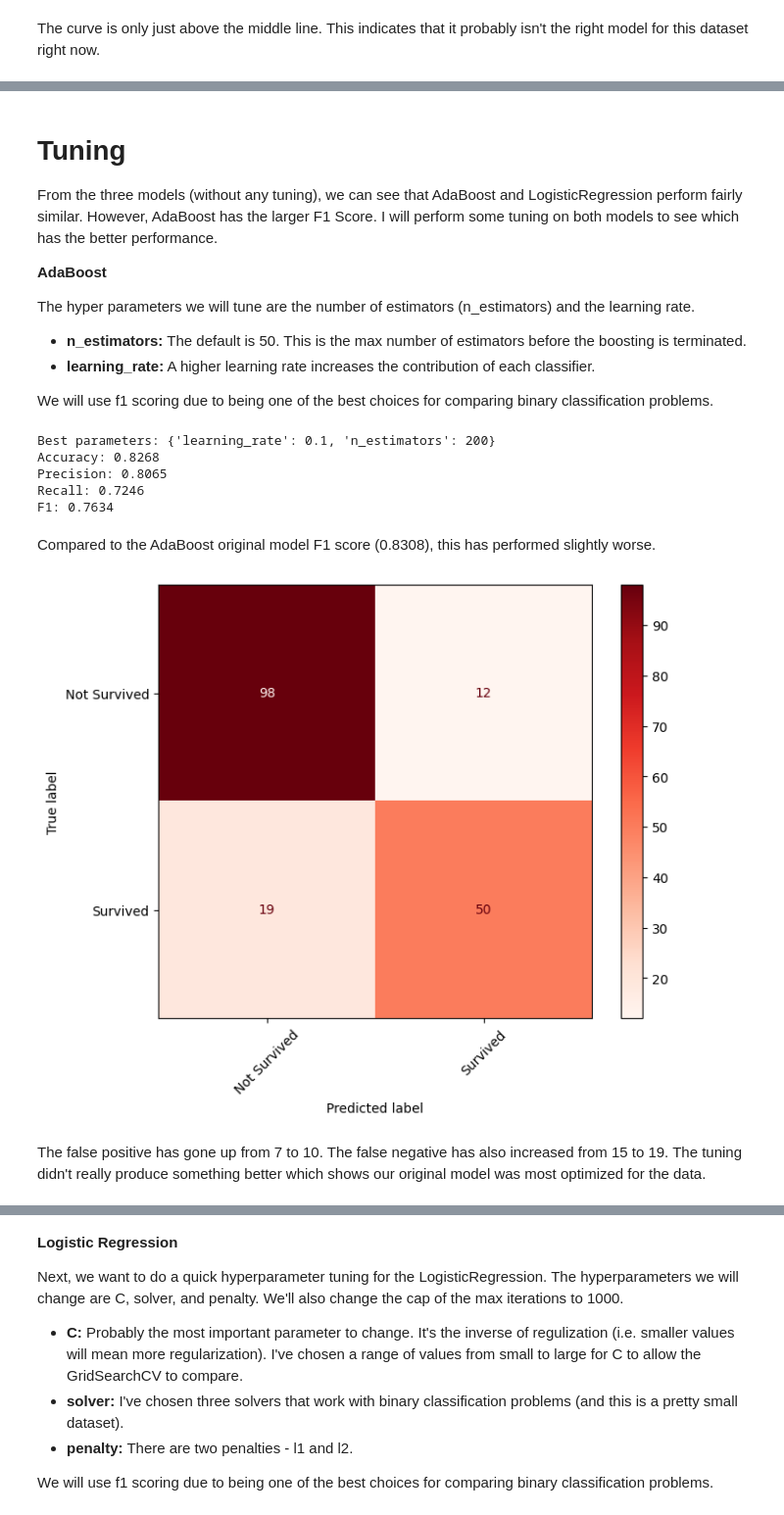
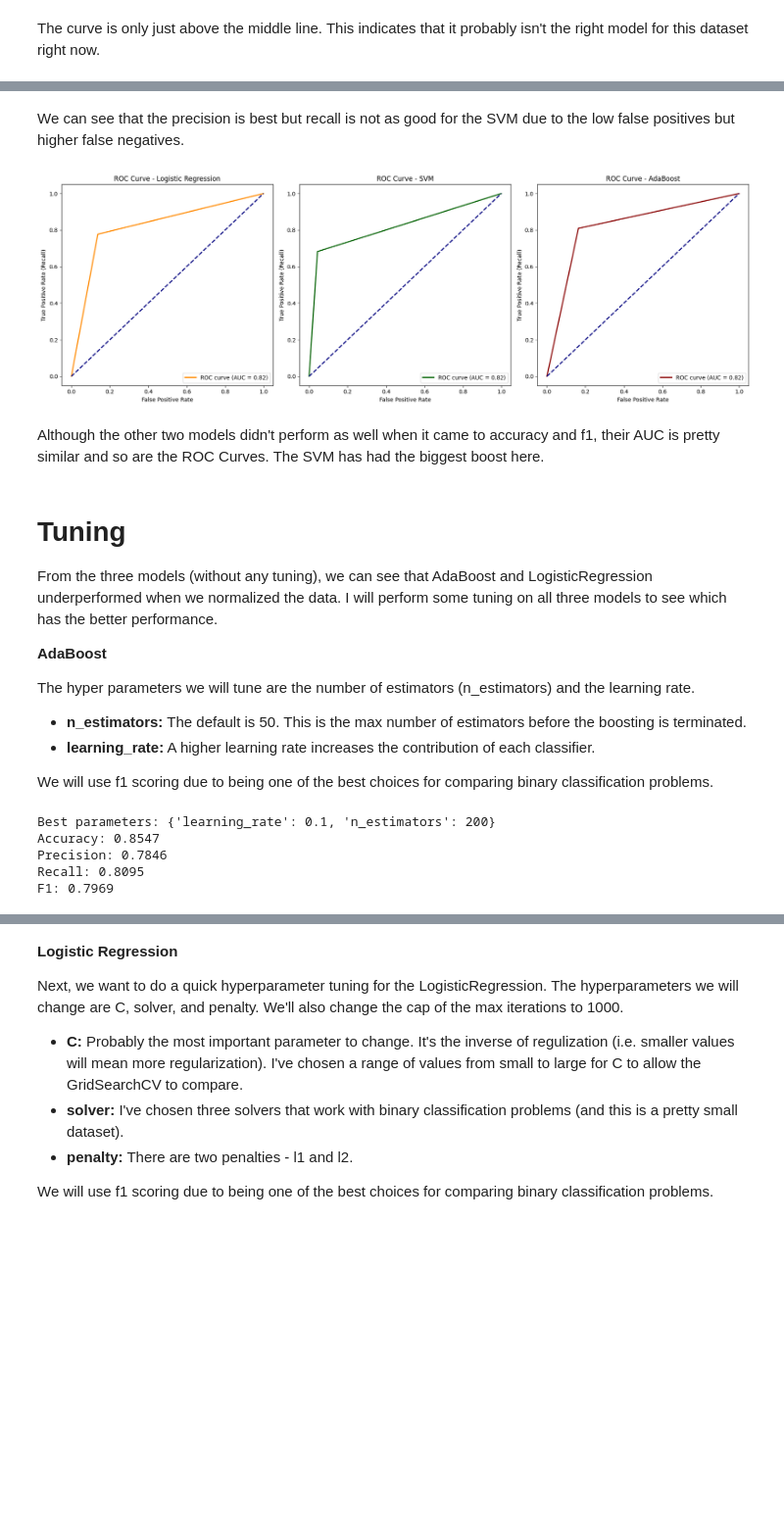
Before and after one commit to alexmaitken/csca5622-final, a Jupyter notebook: titanic-ml-from-disaster-supervised-learning.ipynb, the cells around one changed output, grey strips where cells are left out. Shown at 98% size. Drawn from its saved outputs; the diff is of its cells as text; code cells hidden in the pictures; blank space fills up the shorter version.

```diff
--- a/titanic-ml-from-disaster-supervised-learning.ipynb
+++ b/titanic-ml-from-disaster-supervised-learning.ipynb
@@ -676,7 +783,53 @@ The curve is only just above the middle line. This indicates that it probably is
+# %% [markdown]
+We can see that the precision is best but recall is not as good for the SVM due to the low false positives but higher false negatives.
+# %%
+# Calculate the ROC curve and AUC for each model
+fpr_log, tpr_log, _ = roc_curve(y_test, y_pred_log_scaled)
+roc_auc_log = auc(fpr_log, tpr_log)
+
+fpr_svc, tpr_svc, _ = roc_curve(y_test, y_pred_svc_scaled)
+roc_auc_svc = auc(fpr_svc, tpr_svc)
+
+fpr_ada, tpr_ada, _ = roc_curve(y_test, y_pred_ada_scaled)
+roc_auc_ada = auc(fpr_ada, tpr_ada)
+
+# Set up the figure and axes for subplots (1 row, 3 columns)
+fig, axes = plt.subplots(1, 3, figsize=(18, 6))
+
+# Plot for Logistic Regression ROC curve
+axes[0].plot(fpr_log, tpr_log, color='darkorange', lw=2, label=f'ROC curve (AUC = {roc_auc_log:.2f})')
+axes[0].plot([0, 1], [0, 1], color='navy', lw=2, linestyle='--')
+axes[0].set_xlabel('False Positive Rate')
+axes[0].set_ylabel('True Positive Rate (Recall)')
+axes[0].set_title('ROC Curve - Logistic Regression')
+axes[0].legend(loc='lower right')
+
+# Plot for SVM ROC curve
+axes[1].plot(fpr_svc, tpr_svc, color='darkgreen', lw=2, label=f'ROC curve (AUC = {roc_auc_svc:.2f})')
+axes[1].plot([0, 1], [0, 1], color='navy', lw=2, linestyle='--')
+axes[1].set_xlabel('False Positive Rate')
+axes[1].set_ylabel('True Positive Rate (Recall)')
+axes[1].set_title('ROC Curve - SVM')
+axes[1].legend(loc='lower right')
+
+# Plot for AdaBoost ROC curve
+axes[2].plot(fpr_ada, tpr_ada, color='darkred', lw=2, label=f'ROC curve (AUC = {roc_auc_ada:.2f})')
+axes[2].plot([0, 1], [0, 1], color='navy', lw=2, linestyle='--')
+axes[2].set_xlabel('False Positive Rate')
+axes[2].set_ylabel('True Positive Rate (Recall)')
+axes[2].set_title('ROC Curve - AdaBoost')
+axes[2].legend(loc='lower right')
+
+plt.tight_layout()
+plt.show()
+# %% [output]
+[figure, added]
+# %% [markdown]
+Although the other two models didn't perform as well when it came to accuracy and f1, their AUC is pretty similar and so are the ROC Curves. The SVM has had the biggest boost here.
 # %% [markdown]
 # Tuning
 
-From the three models (without any tuning), we can see that AdaBoost and LogisticRegression perform fairly similar. However, AdaBoost has the larger F1 Score. I will perform some tuning on both models to see which has the better performance.
+From the three models (without any tuning), we can see that AdaBoost and LogisticRegression underperformed when we normalized the data. I will perform some tuning on all three models to see which has the better performance.
 
 **AdaBoost**
 
@@ -697,12 +850,12 @@ param_dist = {
 }
 
 grid_search = GridSearchCV(AdaBoostClassifier(), param_dist, scoring='f1')
-grid_search.fit(X_train, y_train)
+grid_search.fit(X_train_scaled, y_train)
 
 print("Best parameters:", grid_search.best_params_)
 
 best_ada = grid_search.best_estimator_
-y_pred_best_ada = best_ada.predict(X_test)
+y_pred_best_ada = best_ada.predict(X_test_scaled)
 
 accuracy_best_ada = accuracy_score(y_test, y_pred_best_ada)
 precision_best_ada = precision_score(y_test, y_pred_best_ada)
@@ -715,21 +868,7 @@ print(f'Recall: {recall_best_ada:.4f}')
 print(f'F1: {f1_best_ada:.4f}')
 # %% [output]
 Best parameters: {'learning_rate': 0.1, 'n_estimators': 200}
-Accuracy: 0.8268
-Precision: 0.8065
-Recall: 0.7246
-F1: 0.7634
+Accuracy: 0.8547
+Precision: 0.7846
+Recall: 0.8095
+F1: 0.7969
-# %% [markdown]
-Compared to the AdaBoost original model F1 score (0.8308), this has performed slightly worse.
-# %%
-label_set = {0: 'Not Survived', 1: 'Survived'}
-
-cm_best_ada = confusion_matrix(y_test, y_pred_best_ada)
-disp = ConfusionMatrixDisplay(confusion_matrix=cm_best_ada, display_labels=[label_set[0], label_set[1]])
-fig, ax = plt.subplots(figsize=(8, 6))
-disp.plot(xticks_rotation=45, cmap="Reds", ax=ax)
-plt.show()
-# %% [output]
-[figure, removed]
-# %% [markdown]
-The false positive has gone up from 7 to 10. The false negative has also increased from 15 to 19. The tuning didn't really produce something better which shows our original model was most optimized for the data.
```
Also changed, not shown: parts of 49 cells of this notebook.
